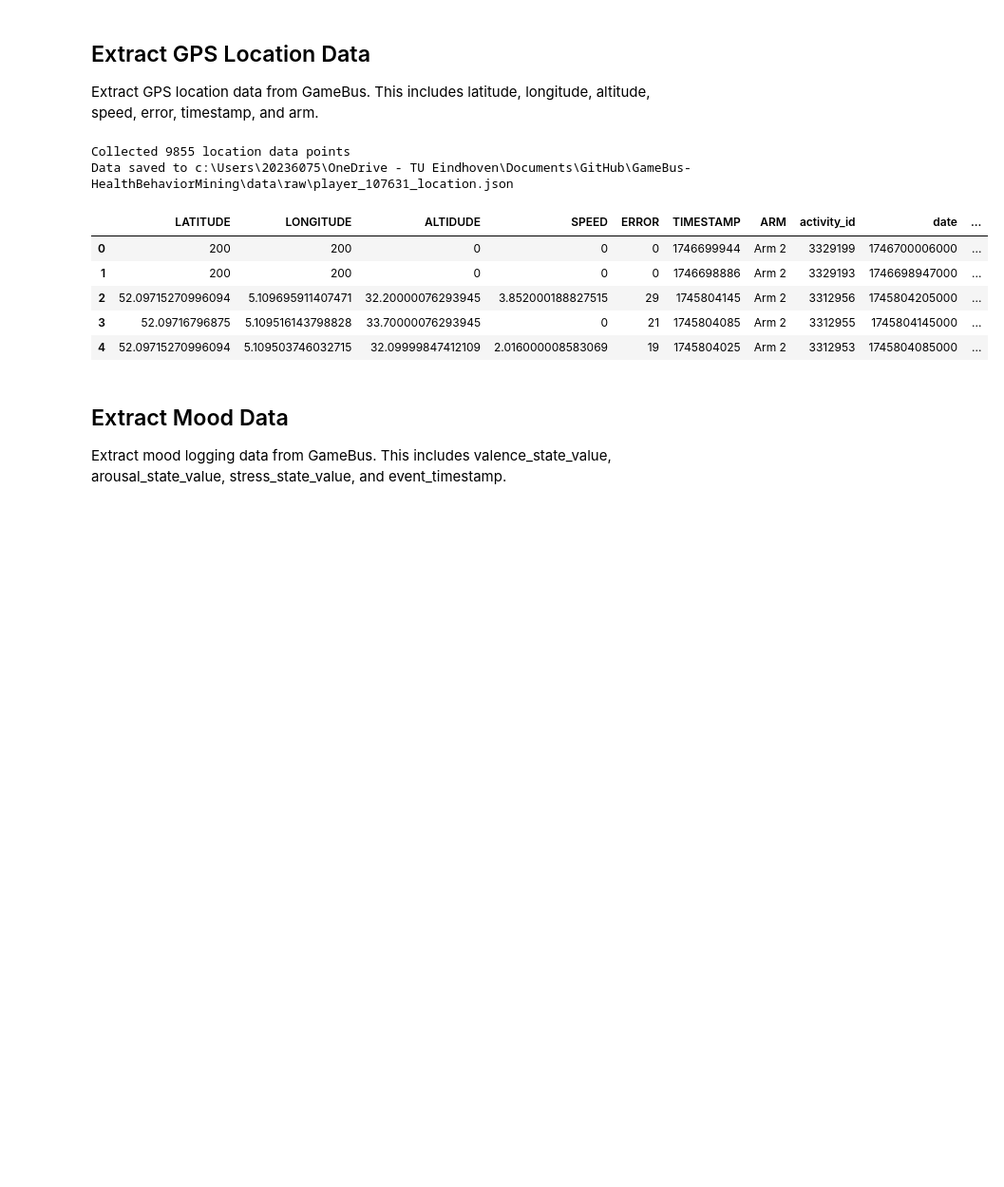
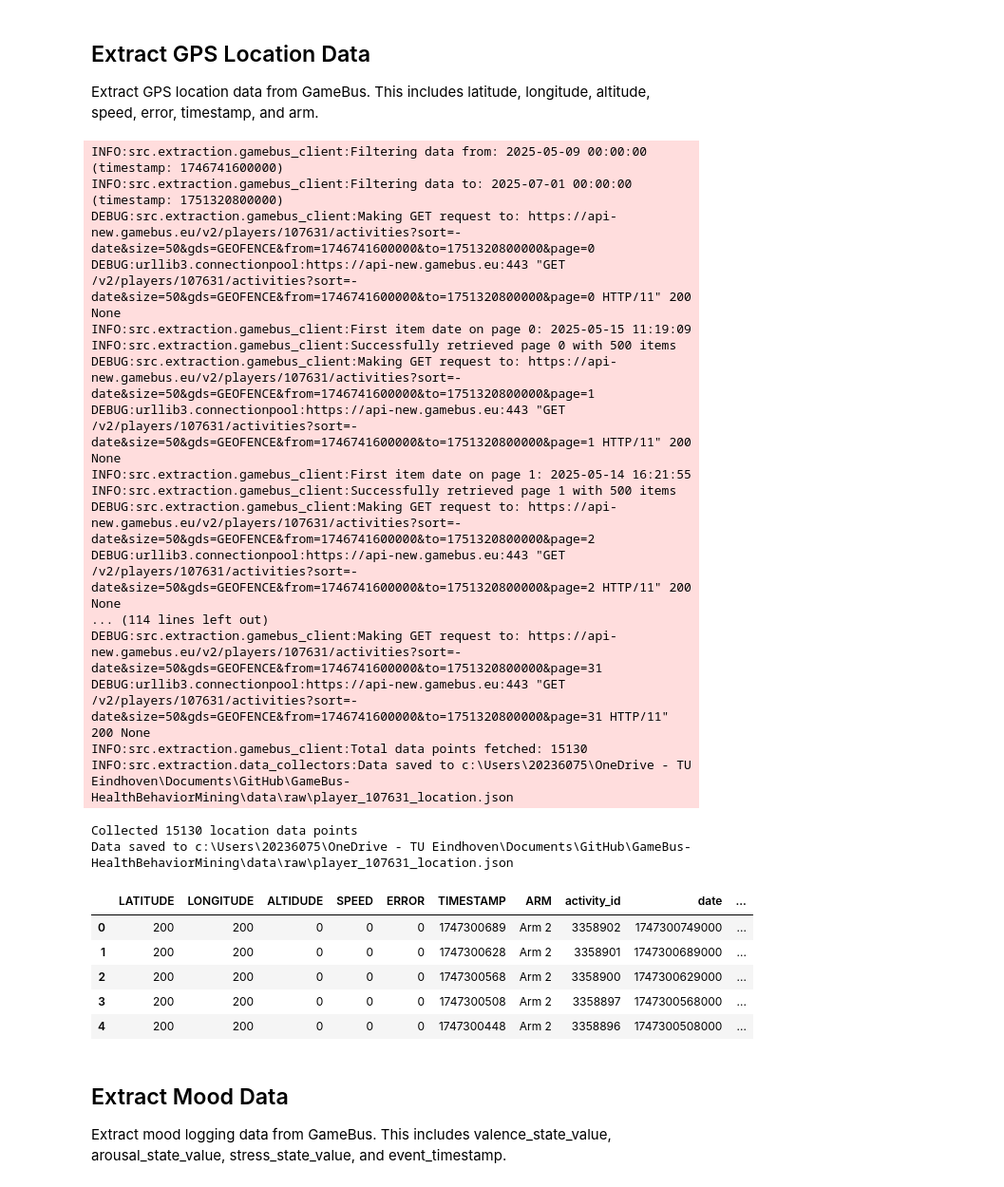
Before and after one commit to MariaInesRibeiro98/GameBus-HealthBehaviorMining, a Jupyter notebook: notebooks/01_data_extraction.ipynb, the cells around one changed output. Shown at 95% size. Drawn from its saved outputs; the diff is of its cells as text; code cells hidden in the pictures; blank space fills up the shorter version.

```diff
--- a/notebooks/01_data_extraction.ipynb
+++ b/notebooks/01_data_extraction.ipynb
@@ -80,0 +88,16 @@ GameBus client initialized
+# %%
+# Set to True to enable date filtering
+use_date_filter = True
+
+if use_date_filter:
+    # Define start date (inclusive)
+    start_date = datetime.datetime(2025, 5, 9)  # Format: YYYY, MM, DD
+
+    # Define end date (inclusive)
+    end_date = datetime.datetime(2025, 7, 1)    # Format: YYYY, MM, DD
+
+    print(f"Date range: {start_date.strftime('%Y-%m-%d')} to {end_date.strftime('%Y-%m-%d')}")
+else:
+    start_date = None
+    end_date = None
+    print("No date filtering applied - extracting all available data")
@@ -113,26 +145,43 @@ Extract GPS location data from GameBus. This includes latitude, longitude, altit
 # %%
 # Create a location data collector
 location_collector = LocationDataCollector(client, token, player_id)
 
 # Collect location data
-location_data, location_file = location_collector.collect()
+location_data, location_file = location_collector.collect(start_date=start_date, end_date=end_date)
 
 print(f"Collected {len(location_data)} location data points")
 print(f"Data saved to {location_file}")
 
 # Display a sample of the data
 location_df = pd.DataFrame(location_data)
 if len(location_df) > 0:
     display(location_df.head())
 # %% [output]
-Collected 9855 location data points
-Data saved to c:\Users\20236075\OneDrive - TU Eindhoven\Documents\GitHub\GameBus-HealthBehaviorMining\data\raw\player_107631_location.json
+INFO:src.extraction.gamebus_client:Filtering data from: 2025-05-09 00:00:00 (timestamp: 1746741600000)
+INFO:src.extraction.gamebus_client:Filtering data to: 2025-07-01 00:00:00 (timestamp: 1751320800000)
+DEBUG:src.extraction.gamebus_client:Making GET request to: https://api-new.gamebus.eu/v2/players/107631/activities?sort=-date&size=50&gds=GEOFENCE&from=1746741600000&to=1751320800000&page=0
+DEBUG:urllib3.connectionpool:https://api-new.gamebus.eu:443 "GET /v2/players/107631/activities?sort=-date&size=50&gds=GEOFENCE&from=1746741600000&to=1751320800000&page=0 HTTP/11" 200 None
+INFO:src.extraction.gamebus_client:First item date on page 0: 2025-05-15 11:19:09
+INFO:src.extraction.gamebus_client:Successfully retrieved page 0 with 500 items
+DEBUG:src.extraction.gamebus_client:Making GET request to: https://api-new.gamebus.eu/v2/players/107631/activities?sort=-date&size=50&gds=GEOFENCE&from=1746741600000&to=1751320800000&page=1
+DEBUG:urllib3.connectionpool:https://api-new.gamebus.eu:443 "GET /v2/players/107631/activities?sort=-date&size=50&gds=GEOFENCE&from=1746741600000&to=1751320800000&page=1 HTTP/11" 200 None
+INFO:src.extraction.gamebus_client:First item date on page 1: 2025-05-14 16:21:55
+INFO:src.extraction.gamebus_client:Successfully retrieved page 1 with 500 items
+DEBUG:src.extraction.gamebus_client:Making GET request to: https://api-new.gamebus.eu/v2/players/107631/activities?sort=-date&size=50&gds=GEOFENCE&from=1746741600000&to=1751320800000&page=2
+DEBUG:urllib3.connectionpool:https://api-new.gamebus.eu:443 "GET /v2/players/107631/activities?sort=-date&size=50&gds=GEOFENCE&from=1746741600000&to=1751320800000&page=2 HTTP/11" 200 None
+... (114 lines left out)
+DEBUG:src.extraction.gamebus_client:Making GET request to: https://api-new.gamebus.eu/v2/players/107631/activities?sort=-date&size=50&gds=GEOFENCE&from=1746741600000&to=1751320800000&page=31
+DEBUG:urllib3.connectionpool:https://api-new.gamebus.eu:443 "GET /v2/players/107631/activities?sort=-date&size=50&gds=GEOFENCE&from=1746741600000&to=1751320800000&page=31 HTTP/11" 200 None
+INFO:src.extraction.gamebus_client:Total data points fetched: 15130
+INFO:src.extraction.data_collectors:Data saved to c:\Users\20236075\OneDrive - TU Eindhoven\Documents\GitHub\GameBus-HealthBehaviorMining\data\raw\player_107631_location.json
+Collected 15130 location data points
+Data saved to c:\Users\20236075\OneDrive - TU Eindhoven\Documents\GitHub\GameBus-HealthBehaviorMining\data\raw\player_107631_location.json
 |  | LATITUDE | LONGITUDE | ALTIDUDE | SPEED | ERROR | TIMESTAMP | ARM | activity_id | date | ... |
-| 0 | 200 | 200 | 0 | 0 | 0 | 1746699944 | Arm 2 | 3329199 | 1746700006000 | ... |
-| 1 | 200 | 200 | 0 | 0 | 0 | 1746698886 | Arm 2 | 3329193 | 1746698947000 | ... |
-| 2 | 52.09715270996094 | 5.109695911407471 | 32.20000076293945 | 3.852000188827515 | 29 | 1745804145 | Arm 2 | 3312956 | 1745804205000 | ... |
-| 3 | 52.09716796875 | 5.109516143798828 | 33.70000076293945 | 0 | 21 | 1745804085 | Arm 2 | 3312955 | 1745804145000 | ... |
-| 4 | 52.09715270996094 | 5.109503746032715 | 32.09999847412109 | 2.016000008583069 | 19 | 1745804025 | Arm 2 | 3312953 | 1745804085000 | ... |
+| 0 | 200 | 200 | 0 | 0 | 0 | 1747300689 | Arm 2 | 3358902 | 1747300749000 | ... |
+| 1 | 200 | 200 | 0 | 0 | 0 | 1747300628 | Arm 2 | 3358901 | 1747300689000 | ... |
+| 2 | 200 | 200 | 0 | 0 | 0 | 1747300568 | Arm 2 | 3358900 | 1747300629000 | ... |
+| 3 | 200 | 200 | 0 | 0 | 0 | 1747300508 | Arm 2 | 3358897 | 1747300568000 | ... |
+| 4 | 200 | 200 | 0 | 0 | 0 | 1747300448 | Arm 2 | 3358896 | 1747300508000 | ... |
 # %% [markdown]
 ## Extract Mood Data
 
```
Also changed, not shown: parts of 10 cells of this notebook, 9 other files.
